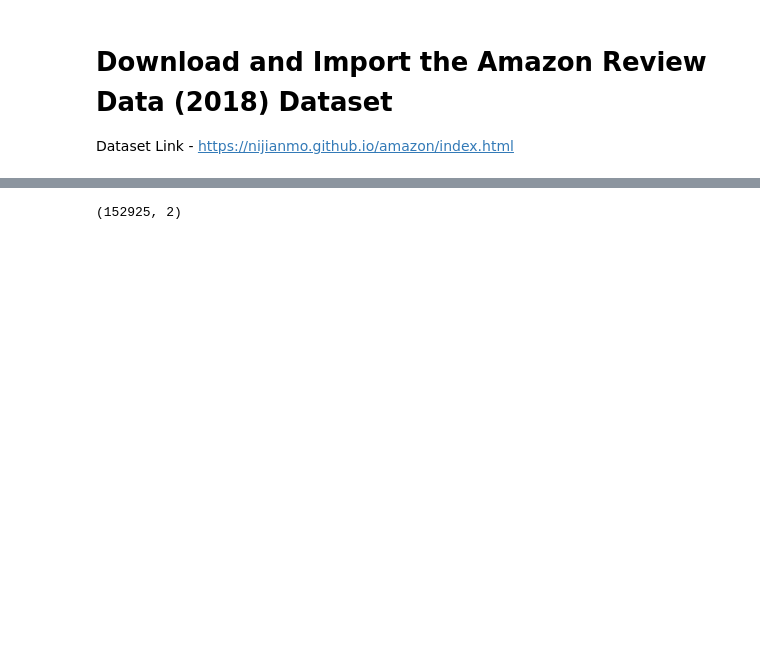
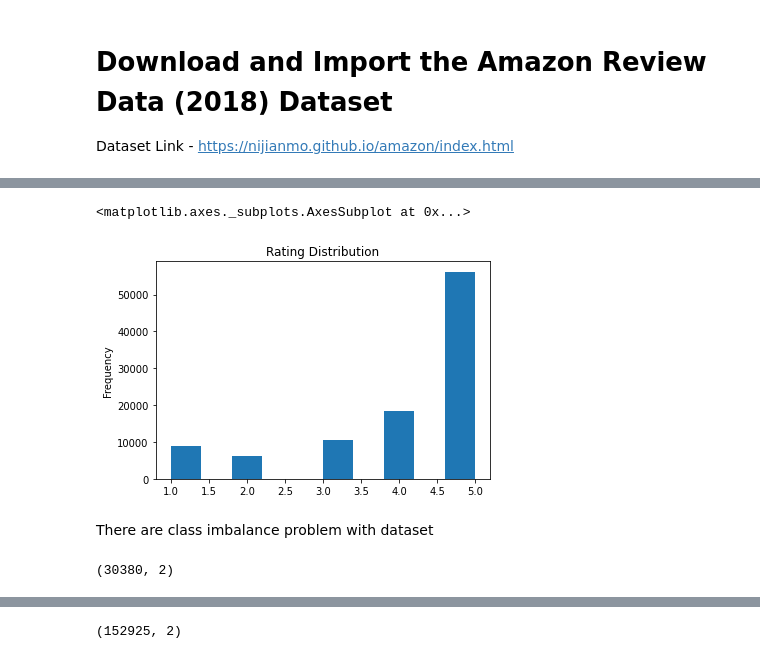
Before and after one commit to Rajsoni03/Sentiment-Analysis-of-Amazon-Product-Reviews, a Jupyter notebook: Marge_Data_Training.ipynb, the cells around one changed output, grey strips where cells are left out. Drawn from its saved outputs; the diff is of its cells as text; code cells hidden in the pictures; blank space fills up the shorter version.

```diff
--- a/Marge_Data_Training.ipynb
+++ b/Marge_Data_Training.ipynb
@@ -70,22 +70,18 @@ data_set_name = {
 }
 # %%
 def extract_data(data_name):
-  ### load the meta data
+  # load the meta data
   data = []
   path = '/content/'+ data_name + '_5.json.gz'
-  count = 1
+  count = 0
   with gzip.open(path) as f:
     for l in f:
-      data.append(json.loads(l.strip()))
-      if count >= 100000:
-        break
+      if count < 100000:
+        data.append(json.loads(l.strip()))
       count += 1
 
   # total length of list, this number equals total number of products
-  print(len(data), ':', data_name)
-
-  # first row of the list
-  # print(data[0])
+  print(f'{len(data)}/{count}', ' : ', data_name)
 
   return data
 # %%
@@ -103,0 +102,6 @@ for data_name in data_set_name.values():
+# %%
+# convert list into pandas dataframe
+df = pd.DataFrame.from_dict(data['Cell_Phones_and_Accessories'])
+
+# show 5 rows from head
+df.head()
@@ -103,0 +115,3 @@ for data_name in data_set_name.values():
+# %%
+df = df[['overall', 'reviewText']]
+df.head()
@@ -103,0 +155,6 @@ for data_name in data_set_name.values():
+# %%
+df = df[df['reviewText'].notna()]
+
+# convert target type from float to int
+df = df.astype({'overall': 'int32'})
+df.info()
@@ -103,0 +171,15 @@ for data_name in data_set_name.values():
+# %%
+df['overall'].plot(kind='hist', title='Rating Distribution')
+# %% [output]
+<matplotlib.axes._subplots.AxesSubplot at 0x...>
+[figure, added]
+# %% [markdown]
+There are class imbalance problem with dataset
+# %%
+# handle class imbalance problem
+rus  = RandomUnderSampler(random_state=42)
+df_final, _ = rus.fit_resample(df, df['overall'])
+df_final = pd.DataFrame(df_final, columns=['overall','reviewText'])
+df_final.shape
+# %% [output]
+(30380, 2)
```
Also changed, not shown: parts of 27 cells of this notebook.
